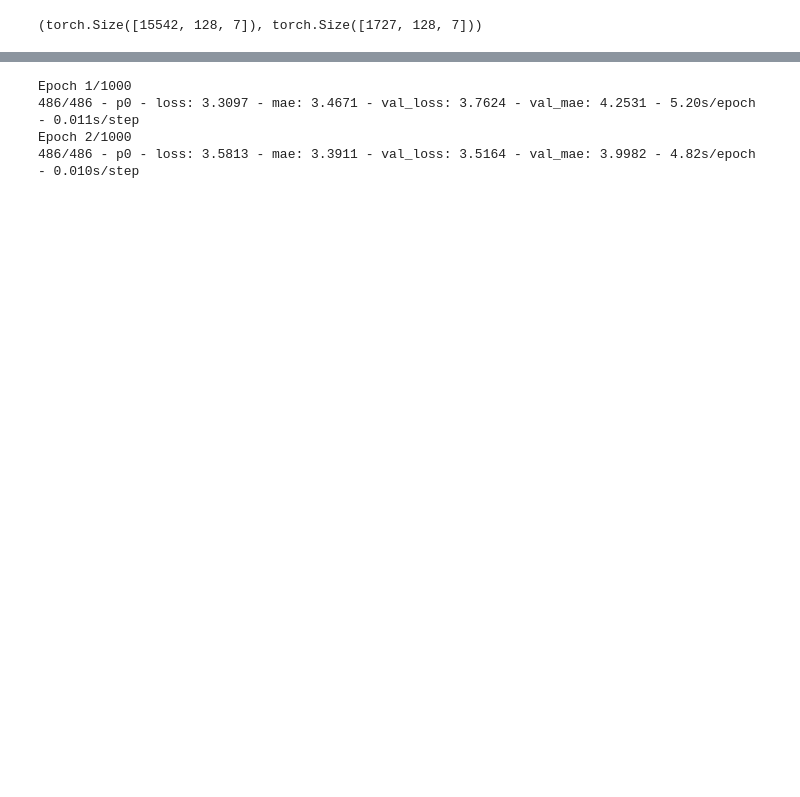
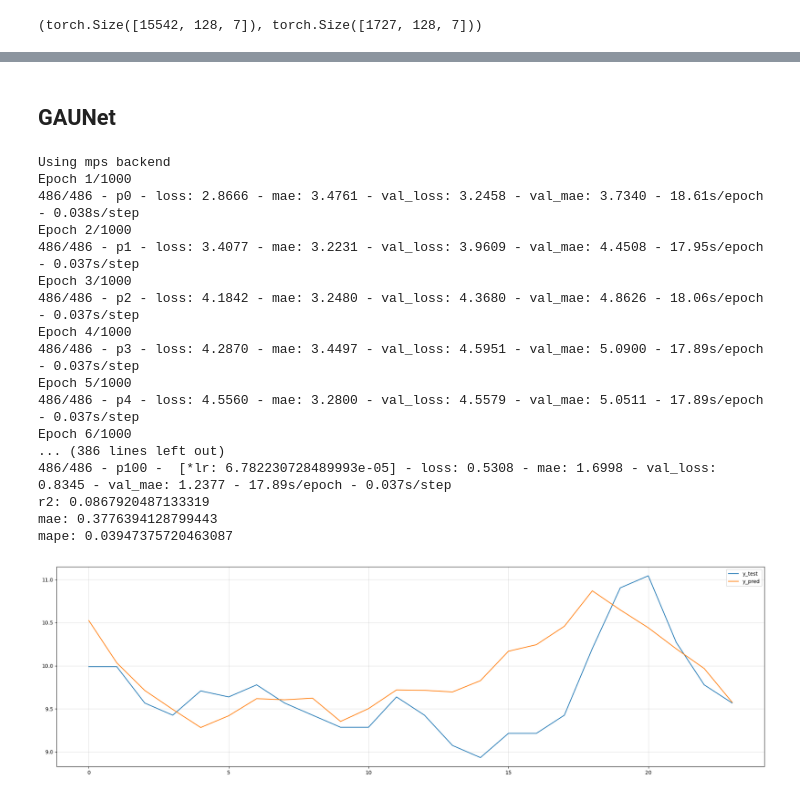
Before and after one commit to BirchKwok/spinesTS, a Jupyter notebook: examples/spinesTS.nn.ipynb, the cells around one changed output, grey strips where cells are left out. Cells and saved outputs as stored; diff of their text form; code cells hidden in the pictures; blank space fills up the shorter version.

```diff
--- a/examples/spinesTS.nn.ipynb
+++ b/examples/spinesTS.nn.ipynb
@@ -51,15 +120,31 @@ x_train.shape, x_test.shape
+# %% [markdown]
+## GAUNet
 # %%
-wdr = GAUNet((128, 7), 24, random_seed=42, flip_features=False, learning_rate=0.01, level=5)
-wdr.fit(x_train, y_train, eval_set=(x_test[:-2], y_test[:-2]), batch_size=32,
+model = GAUNet((128, 7), 24, random_seed=42, flip_features=False, learning_rate=0.01, level=5)
+model.fit(x_train, y_train, eval_set=(x_test[:-2], y_test[:-2]), batch_size=32,
              min_delta=0, patience=100, epochs=1000, verbose=True, lr_scheduler='ReduceLROnPlateau')
-y_pred_cs = wdr.predict(x_test[-2:])
+y_pred_cs = model.predict(x_test[-2:])
 print(f"r2: {r2_score(y_test[-2:].T, y_pred_cs.T)}")
 print(f"mae: {mean_absolute_error(y_test[-2:], y_pred_cs)}")
 print(f"mape: {mean_absolute_percentage_error(y_test[-2:], y_pred_cs)}")
 a = plot2d(y_test[-2:], y_pred_cs, eval_slices='[-1]', labels=['y_test', 'y_pred'], figsize=(20, 6))
 # %% [output]
+Using mps backend
 Epoch 1/1000
-486/486 - p0 - loss: 3.3097 - mae: 3.4671 - val_loss: 3.7624 - val_mae: 4.2531 - 5.20s/epoch - 0.011s/step
+486/486 - p0 - loss: 2.8666 - mae: 3.4761 - val_loss: 3.2458 - val_mae: 3.7340 - 18.61s/epoch - 0.038s/step
 Epoch 2/1000
-486/486 - p0 - loss: 3.5813 - mae: 3.3911 - val_loss: 3.5164 - val_mae: 3.9982 - 4.82s/epoch - 0.010s/step
+486/486 - p1 - loss: 3.4077 - mae: 3.2231 - val_loss: 3.9609 - val_mae: 4.4508 - 17.95s/epoch - 0.037s/step
+Epoch 3/1000
+486/486 - p2 - loss: 4.1842 - mae: 3.2480 - val_loss: 4.3680 - val_mae: 4.8626 - 18.06s/epoch - 0.037s/step
+Epoch 4/1000
+486/486 - p3 - loss: 4.2870 - mae: 3.4497 - val_loss: 4.5951 - val_mae: 5.0900 - 17.89s/epoch - 0.037s/step
+Epoch 5/1000
+486/486 - p4 - loss: 4.5560 - mae: 3.2800 - val_loss: 4.5579 - val_mae: 5.0511 - 17.89s/epoch - 0.037s/step
+Epoch 6/1000
+... (386 lines left out)
+486/486 - p100 -  [*lr: 6.782230728489993e-05] - loss: 0.5308 - mae: 1.6998 - val_loss: 0.8345 - val_mae: 1.2377 - 17.89s/epoch - 0.037s/step
+r2: 0.0867920487133319
+mae: 0.3776394128799443
+mape: 0.03947375720463087
+[figure, added]
 # %%
```
Also changed, not shown: parts of 10 cells of this notebook, 22 other files.
